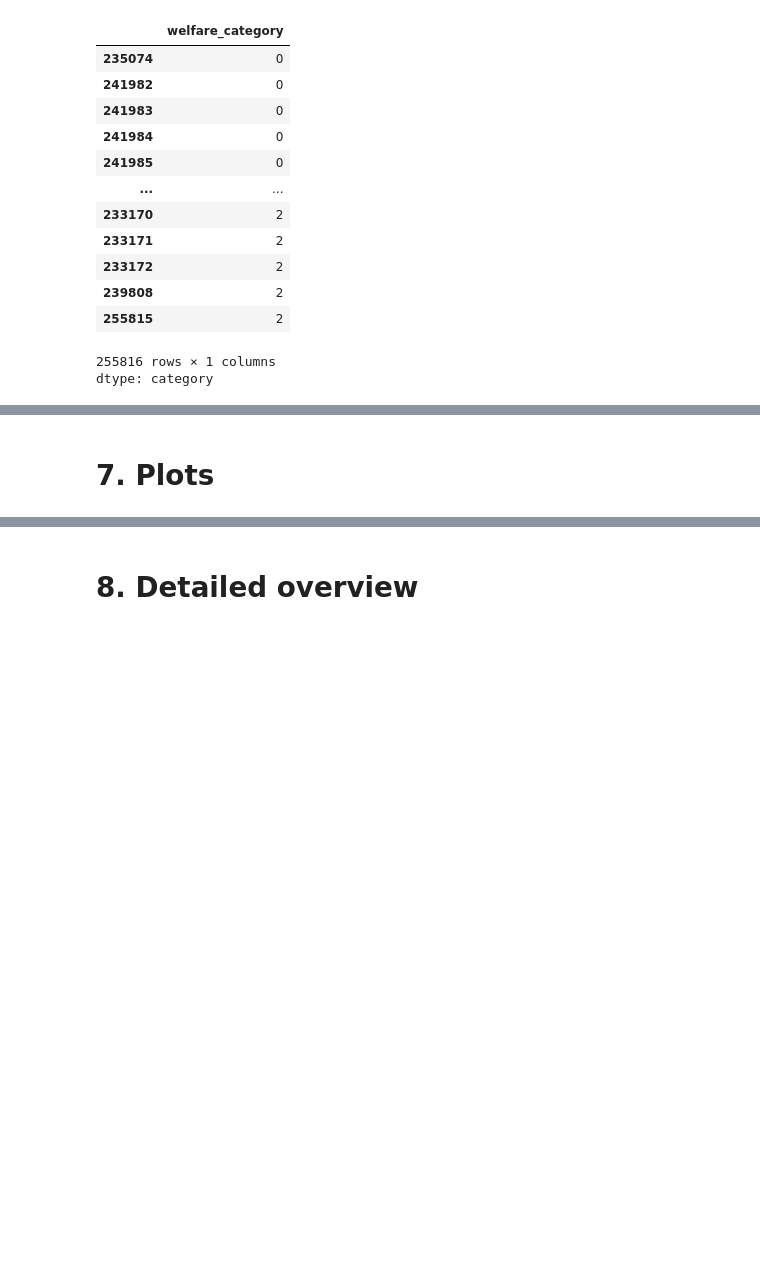
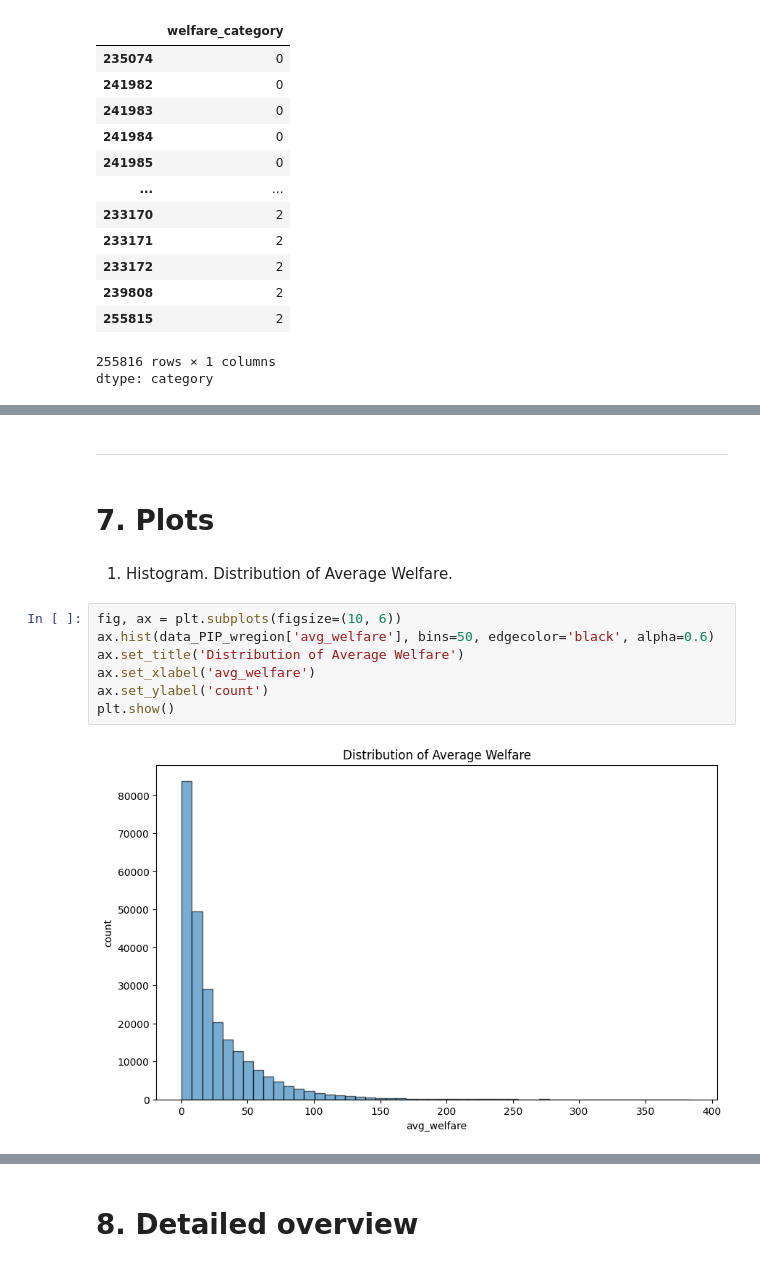
Before and after one commit to Nerneri/World_bank_PIP_analysis, a Jupyter notebook: Poverty_And_Inequality_Platform_(PIP).ipynb, the cells around one changed output, grey strips where cells are left out. Drawn from its saved outputs; the diff is of its cells as text; blank space fills up the shorter version.

```diff
--- a/Poverty_And_Inequality_Platform_(PIP).ipynb
+++ b/Poverty_And_Inequality_Platform_(PIP).ipynb
@@ -416,5 +420,20 @@ categorical_welfare.head()
 | 241983 | AGO | 2000 | national | consumption | 3 | 0.554057 | 0.01 | ... |
 | 241984 | AGO | 2000 | national | consumption | 4 | 0.692758 | 0.01 | ... |
 | 241985 | AGO | 2000 | national | consumption | 5 | 0.809901 | 0.01 | ... |
+# %% [markdown]
+
+
+---
 # %% [markdown]
 # **7. Plots**
+# %% [markdown]
+1. Histogram. Distribution of Average Welfare.
+# %%
+fig, ax = plt.subplots(figsize=(10, 6))
+ax.hist(data_PIP_wregion['avg_welfare'], bins=50, edgecolor='black', alpha=0.6)
+ax.set_title('Distribution of Average Welfare')
+ax.set_xlabel('avg_welfare')
+ax.set_ylabel('count')
+plt.show()
+# %% [output]
+[figure, added]
```
Also changed, not shown: parts of 21 cells of this notebook.
